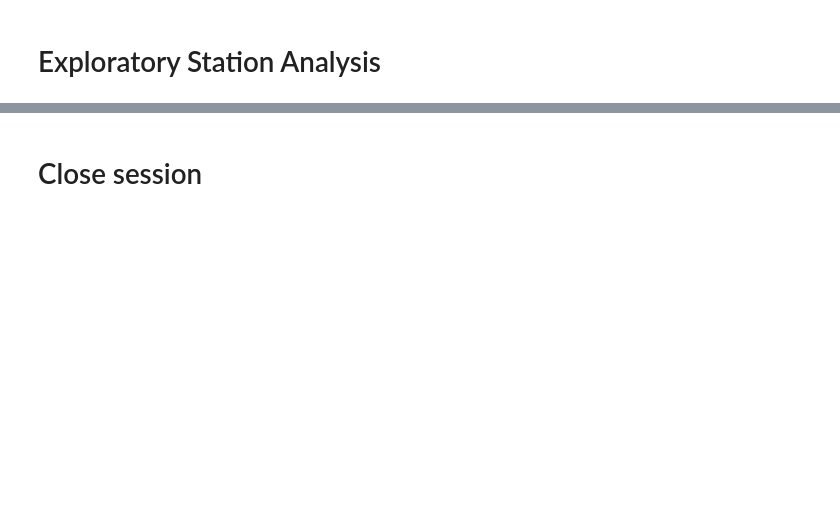
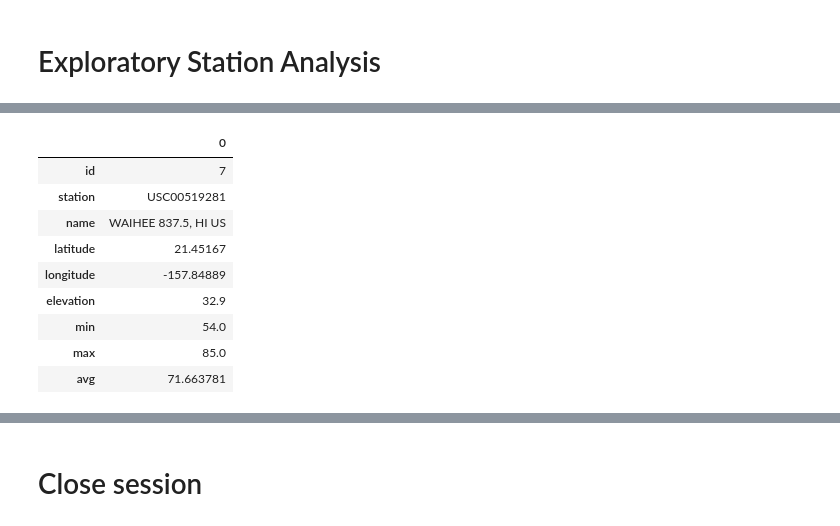
Before and after one commit to RafaelGFernandez01/sqlalchemy-challenge, a Jupyter notebook: sql_challenge_notebook.ipynb, the cells around one changed output, grey strips where cells are left out. Cells and saved outputs as stored; diff of their text form; code cells hidden in the pictures; blank space fills up the shorter version.

```diff
--- a/sql_challenge_notebook.ipynb
+++ b/sql_challenge_notebook.ipynb
@@ -123,0 +200,48 @@ for row in session.query(Station).limit(5).all():
+# %%
+# Using the most active station id from the previous query, calculate the lowest, highest, and average temperature.
+most_active_station = df_active.loc[0]['station']
+
+records = session.query(
+    Station,
+    Measurement,
+    func.min(Measurement.tobs),
+    func.max(Measurement.tobs),
+    func.avg(Measurement.tobs),
+).join(
+    Measurement,
+    Measurement.station == Station.station
+).group_by(
+    Measurement.station
+).filter(
+    Station.station == most_active_station
+).all()
+
+most_active_meassurements = []
+for row in records:
+    station = {
+        "id": row.station.id,
+        "station": row.station.station,
+        "name": row.station.name,
+        "latitude": row.station.latitude,
+        "longitude": row.station.longitude,
+        "elevation": row.station.elevation,
+        "min": row[2],
+        "max": row[3],
+        "avg": row[4],
+    }
+    most_active_meassurements.append(station)
+
+df_most_active_meassurements = pd.DataFrame(most_active_meassurements)
+
+df_most_active_meassurements.T
+# %% [output]
+|  | 0 |
+| id | 7 |
+| station | USC00519281 |
+| name | WAIHEE 837.5, HI US |
+| latitude | 21.45167 |
+| longitude | -157.84889 |
+| elevation | 32.9 |
+| min | 54.0 |
+| max | 85.0 |
+| avg | 71.663781 |
```
Also changed, not shown: parts of 9 cells of this notebook.
